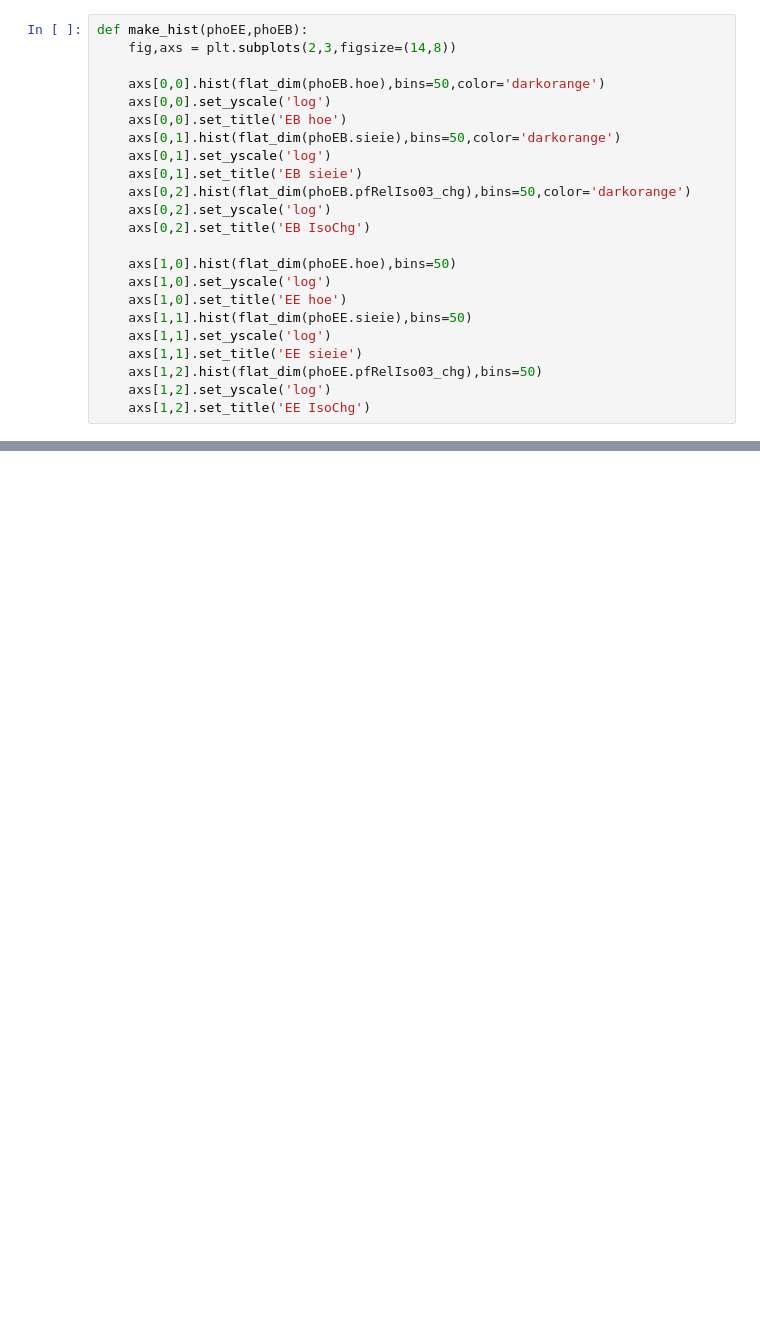
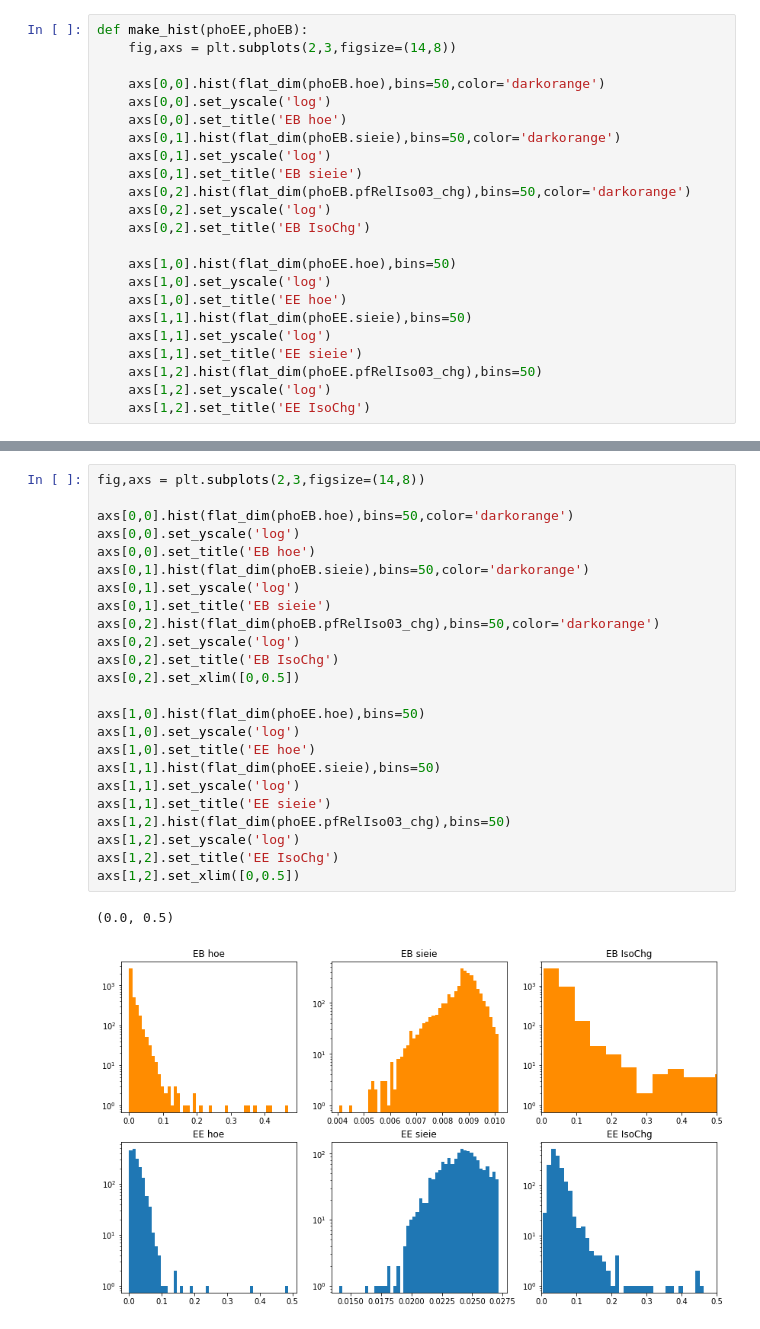
Before and after one commit to JW-corp/J.W_Analysis, a Jupyter notebook: Coffea_WZG/Jupyter/Test_FakePhoton.ipynb, the cells around one changed output, grey strips where cells are left out. Drawn from its saved outputs; the diff is of its cells as text; blank space fills up the shorter version.

```diff
--- a/Coffea_WZG/Jupyter/Test_FakePhoton.ipynb
+++ b/Coffea_WZG/Jupyter/Test_FakePhoton.ipynb
@@ -157,0 +296,27 @@ def make_hist(phoEE,phoEB):
+# %%
+fig,axs = plt.subplots(2,3,figsize=(14,8))
+
+axs[0,0].hist(flat_dim(phoEB.hoe),bins=50,color='darkorange')
+axs[0,0].set_yscale('log')
+axs[0,0].set_title('EB hoe')
+axs[0,1].hist(flat_dim(phoEB.sieie),bins=50,color='darkorange')
+axs[0,1].set_yscale('log')
+axs[0,1].set_title('EB sieie')
+axs[0,2].hist(flat_dim(phoEB.pfRelIso03_chg),bins=50,color='darkorange')
+axs[0,2].set_yscale('log')
+axs[0,2].set_title('EB IsoChg')
+axs[0,2].set_xlim([0,0.5])
+
+axs[1,0].hist(flat_dim(phoEE.hoe),bins=50)
+axs[1,0].set_yscale('log')
+axs[1,0].set_title('EE hoe')
+axs[1,1].hist(flat_dim(phoEE.sieie),bins=50)
+axs[1,1].set_yscale('log')
+axs[1,1].set_title('EE sieie')
+axs[1,2].hist(flat_dim(phoEE.pfRelIso03_chg),bins=50)
+axs[1,2].set_yscale('log')
+axs[1,2].set_title('EE IsoChg')
+axs[1,2].set_xlim([0,0.5])
+# %% [output]
+(0.0, 0.5)
+[figure, added]
```
Also changed, not shown: parts of 22 cells of this notebook.
